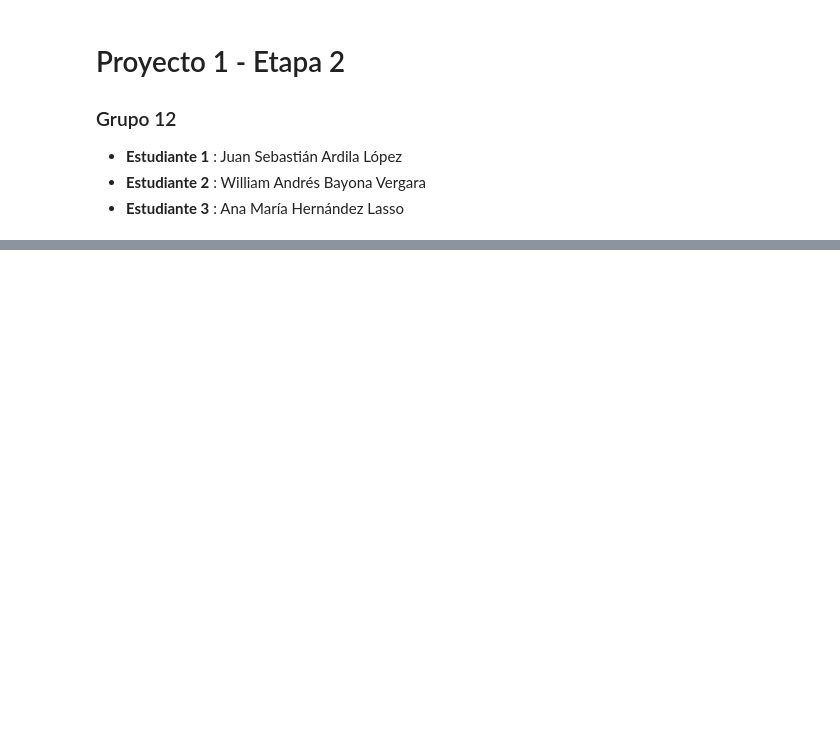
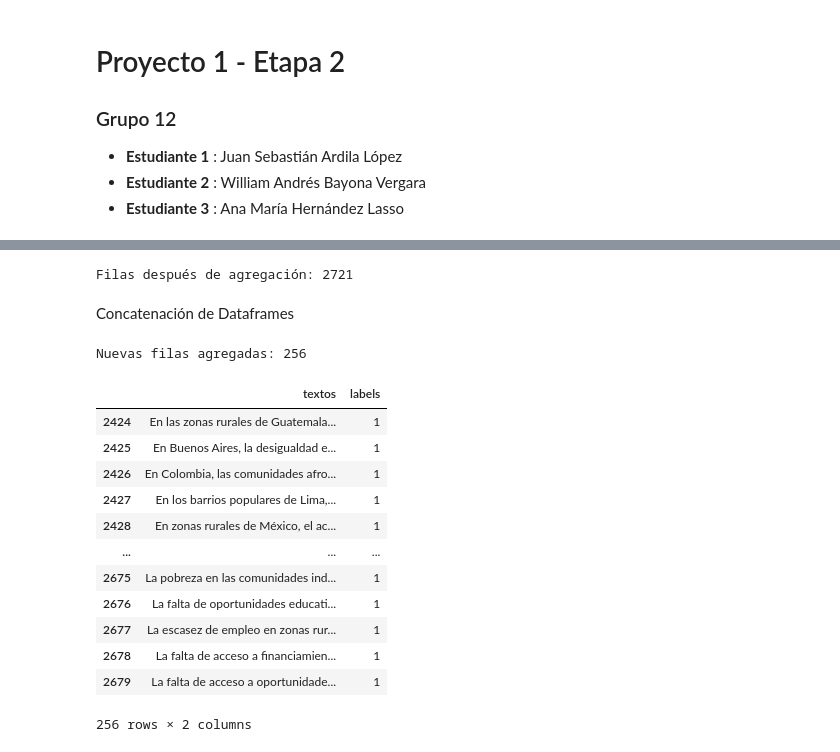
Before and after one commit to AnaHernandez20/Proyecto1E1-BI, a Jupyter notebook: Etapa1_ODS.ipynb, the cells around one changed output, grey strips where cells are left out. Saved outputs shown, nothing was run; the diff lists cells and outputs as text; code cells hidden in the pictures; blank space fills up the shorter version.

```diff
--- a/Etapa1_ODS.ipynb
+++ b/Etapa1_ODS.ipynb
@@ -2543,0 +2554,2 @@ De este analisis realizado se puede concluir que:
+# %%
+client = OpenAI(api_key=secret)
@@ -2543,0 +2688,36 @@ De este analisis realizado se puede concluir que:
+# %%
+print("Filas después de agregación:", len(df))
+# %% [output]
+Filas después de agregación: 2721
+# %% [markdown]
+Concatenación de Dataframes
+# %%
+
+# 2) normaliza lo generado y concatena
+df_new = df_new.rename(columns={"opinion": "texto"})[cols].copy()
+df = pd.concat([df, df_new], ignore_index=True).drop_duplicates(subset=cols).reset_index(drop=True)
+
+# 3) filas que están en df (nuevo) pero no estaban antes
+added_rows = (
+    df.merge(df_before, on=cols, how="left", indicator=True)
+      .loc[lambda x: x["_merge"] == "left_only", cols]
+)
+
+print(f"Nuevas filas agregadas: {len(added_rows)}")
+# En notebook, puedes mostrar todas o una vista rápida:
+display(added_rows)
+# %% [output]
+Nuevas filas agregadas: 256
+|  | textos | labels |
+| 2424 | En las zonas rurales de Guatemala... | 1 |
+| 2425 | En Buenos Aires, la desigualdad e... | 1 |
+| 2426 | En Colombia, las comunidades afro... | 1 |
+| 2427 | En los barrios populares de Lima,... | 1 |
+| 2428 | En zonas rurales de México, el ac... | 1 |
+| ... | ... | ... |
+| 2675 | La pobreza en las comunidades ind... | 1 |
+| 2676 | La falta de oportunidades educati... | 1 |
+| 2677 | La escasez de empleo en zonas rur... | 1 |
+| 2678 | La falta de acceso a financiamien... | 1 |
+| 2679 | La falta de acceso a oportunidade... | 1 |
+256 rows × 2 columns
```
Also changed, not shown: parts of 21 cells of this notebook, 2 other files.
